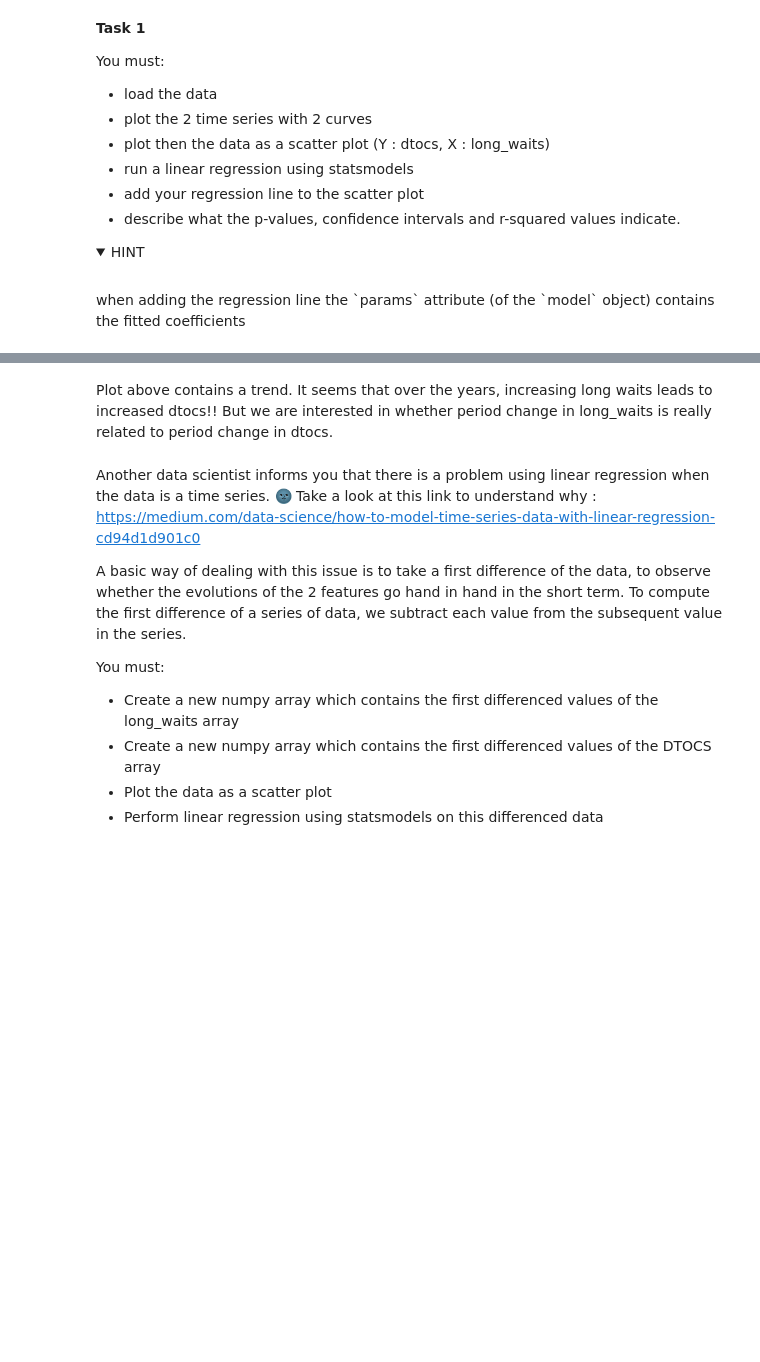
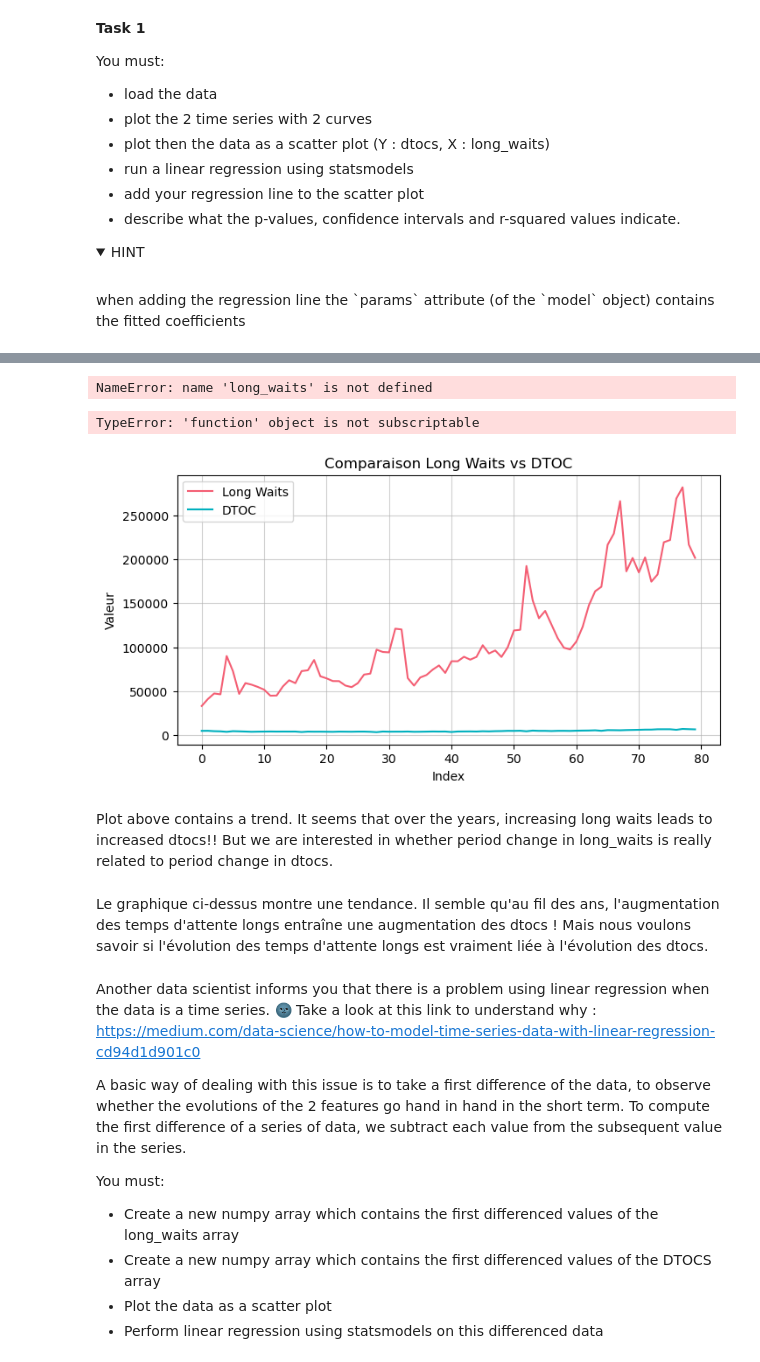
Before and after one commit to someia2026/Machine_Learning_Data_Mining, a Jupyter notebook: 01ClassicLinearRegression.ipynb, the cells around one changed output, grey strips where cells are left out. Drawn from its saved outputs; the diff is of its cells as text; code cells hidden in the pictures; folded sections open; blank space fills up the shorter version.

```diff
--- a/01ClassicLinearRegression.ipynb
+++ b/01ClassicLinearRegression.ipynb
@@ -538,3 +568,6 @@ when adding the regression line the `params` attribute (of the `model` object) c
+# %%
+import pandas as pd
+dtocs = pd.read_csv("data/dtocs.csv")
 # %%
 def load_dtoc_dataset():
     '''
@@ -549,3 +582,5 @@ def load_dtoc_dataset():
 
 
 #long_waits, dtocs = load_dtoc_dataset()
+# %% [output]
+NameError: name 'long_waits' is not defined
@@ -554,5 +587,38 @@ def load_dtoc_dataset():
+# %%
+# 1️⃣ Calcul de la régression linéaire pour le premier ensemble
+slope, intercept, r_value, p_value, std_err = linregress(load_dtoc_dataset['x'], load_dtoc_dataset['y'])
+
+# 2️⃣ Affichage des points
+plt.scatter(load_dtoc_dataset['x'], load_dtoc_dataset['y'], color='blue', label='Points réels')
+
+# 3️⃣ Calcul et affichage de la droite de régression
+plt.plot(load_dtoc_dataset['x'], intercept + slope * load_dtoc_dataset['x'], color='red', label='Régression linéaire')
+
+plt.title("Dataset : Régression linéaire")
+plt.xlabel("x")
+plt.ylabel("y")
+plt.legend()
+plt.show()
+# %% [output]
+TypeError: 'function' object is not subscriptable
+# %%
+long_waits, dtocs = load_dtoc_dataset()
+plt.figure(figsize=(8, 4))
+
+plt.plot(long_waits, label="Long Waits", color="#f45f74")
+plt.plot(dtocs, label="DTOC", color="#00b0be")
+plt.title("Comparaison Long Waits vs DTOC")
+plt.xlabel("Index")
+plt.ylabel("Valeur")
+plt.legend()
+plt.grid(True, linestyle="-", alpha=0.6)
+plt.show()
+# %% [output]
+[figure, added]
 # %% [markdown]
 Plot above contains a trend. It seems that over the years, increasing long waits leads to increased dtocs!! But we are interested in whether period change in long_waits is really related to period change in dtocs.
+# %% [markdown]
+Le graphique ci-dessus montre une tendance. Il semble qu'au fil des ans, l'augmentation des temps d'attente longs entraîne une augmentation des dtocs ! Mais nous voulons savoir si l'évolution des temps d'attente longs est vraiment liée à l'évolution des dtocs.
 # %% [markdown]
 Another data scientist informs you that there is a problem using linear regression when the data is a time series.
 🌚 Take a look at this link to understand why : https://medium.com/data-science/how-to-model-time-series-data-with-linear-regression-cd94d1d901c0
```
Also changed, not shown: parts of 17 cells of this notebook.
